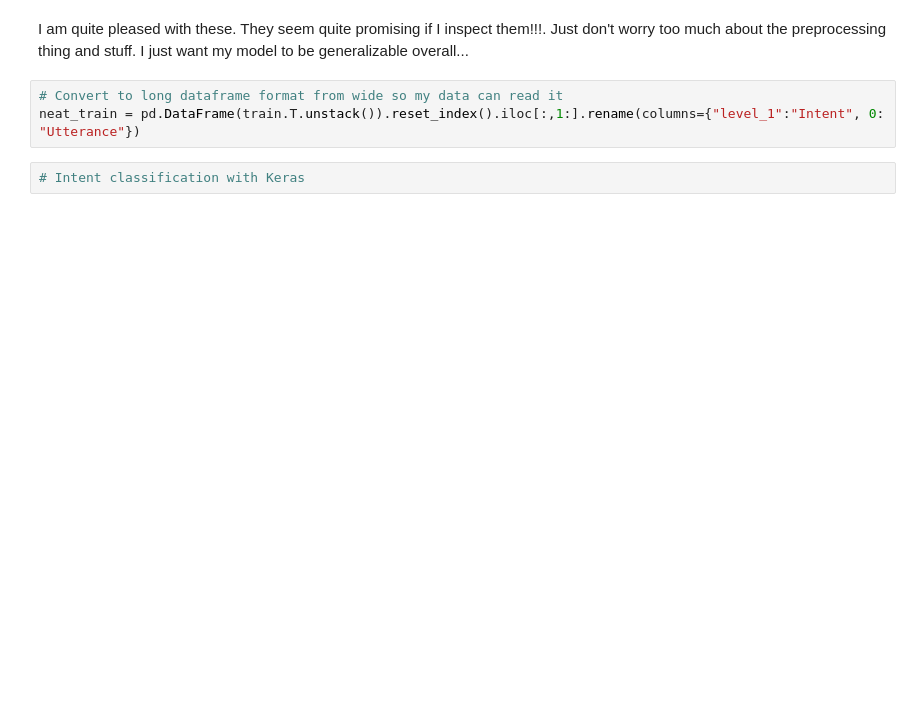
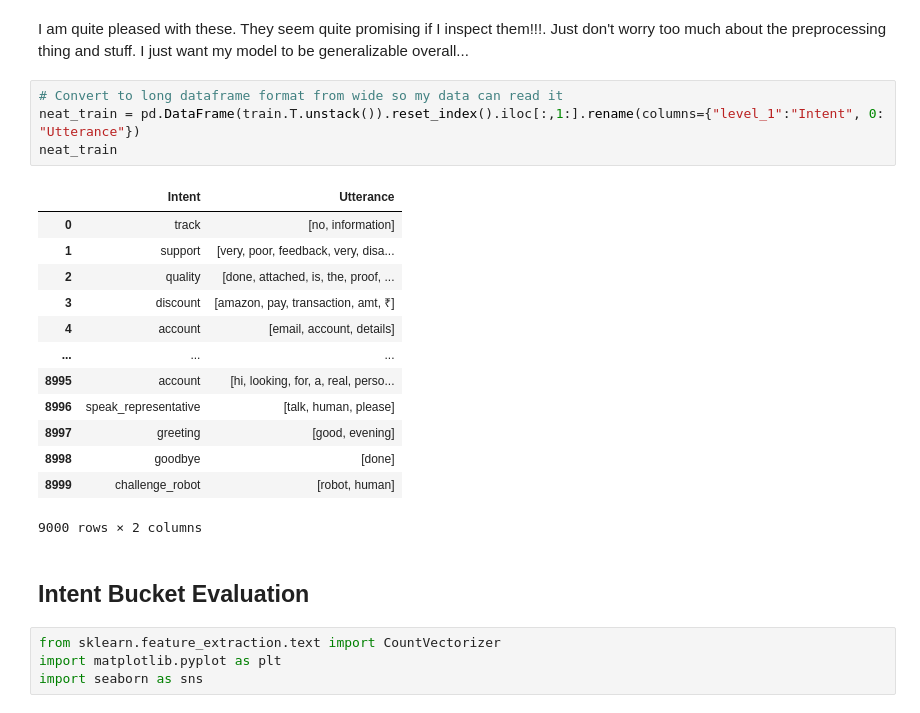
Before and after one commit to sinhasagar507/Customer-support-bot, a Jupyter notebook: notebooks/2.1_get_training_data.ipynb, the cells around one changed output. Drawn from its saved outputs; the diff is of its cells as text; blank space fills up the shorter version.

```diff
--- a/notebooks/2.1_get_training_data.ipynb
+++ b/notebooks/2.1_get_training_data.ipynb
@@ -734,5 +722,24 @@ I am quite pleased with these. They seem quite promising if I inspect them!!!. J
 # %%
 # Convert to long dataframe format from wide so my data can read it
 neat_train = pd.DataFrame(train.T.unstack()).reset_index().iloc[:,1:].rename(columns={"level_1":"Intent", 0: "Utterance"})
+neat_train
+# %% [output]
+|  | Intent | Utterance |
+| 0 | track | [no, information] |
+| 1 | support | [very, poor, feedback, very, disa... |
+| 2 | quality | [done, attached, is, the, proof, ... |
+| 3 | discount | [amazon, pay, transaction, amt, ₹] |
+| 4 | account | [email, account, details] |
+| ... | ... | ... |
+| 8995 | account | [hi, looking, for, a, real, perso... |
+| 8996 | speak_representative | [talk, human, please] |
+| 8997 | greeting | [good, evening] |
+| 8998 | goodbye | [done] |
+| 8999 | challenge_robot | [robot, human] |
+9000 rows × 2 columns
-# %%
-# Intent classification with Keras
+# %% [markdown]
+## Intent Bucket Evaluation
+# %%
+from sklearn.feature_extraction.text import CountVectorizer
+import matplotlib.pyplot as plt
+import seaborn as sns
```
Also changed, not shown: parts of 25 cells of this notebook.
